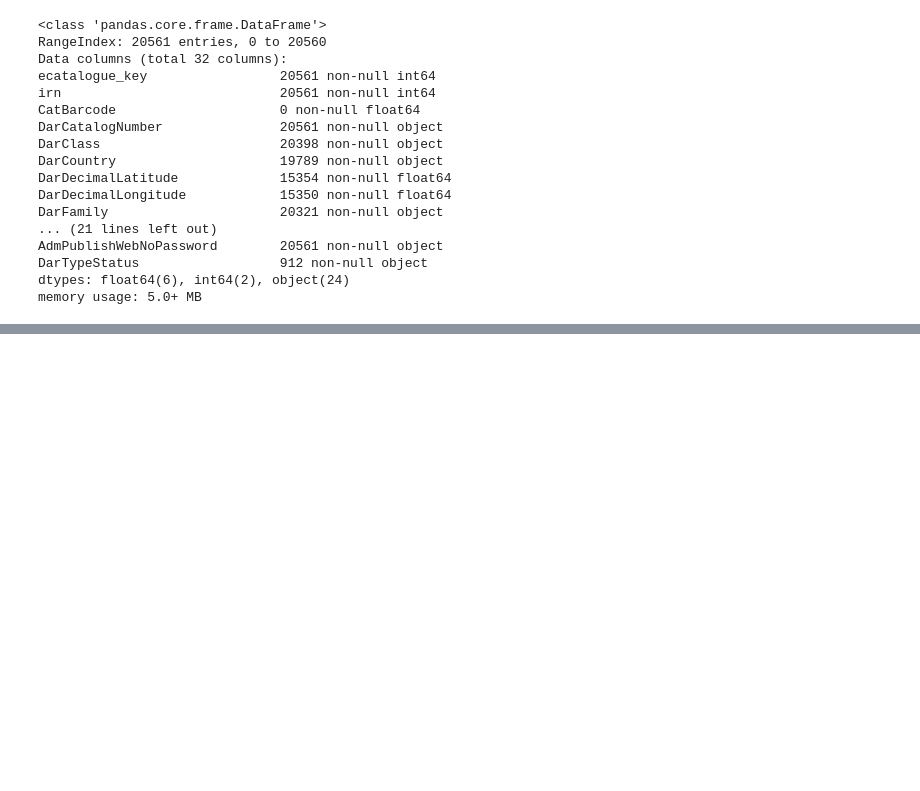
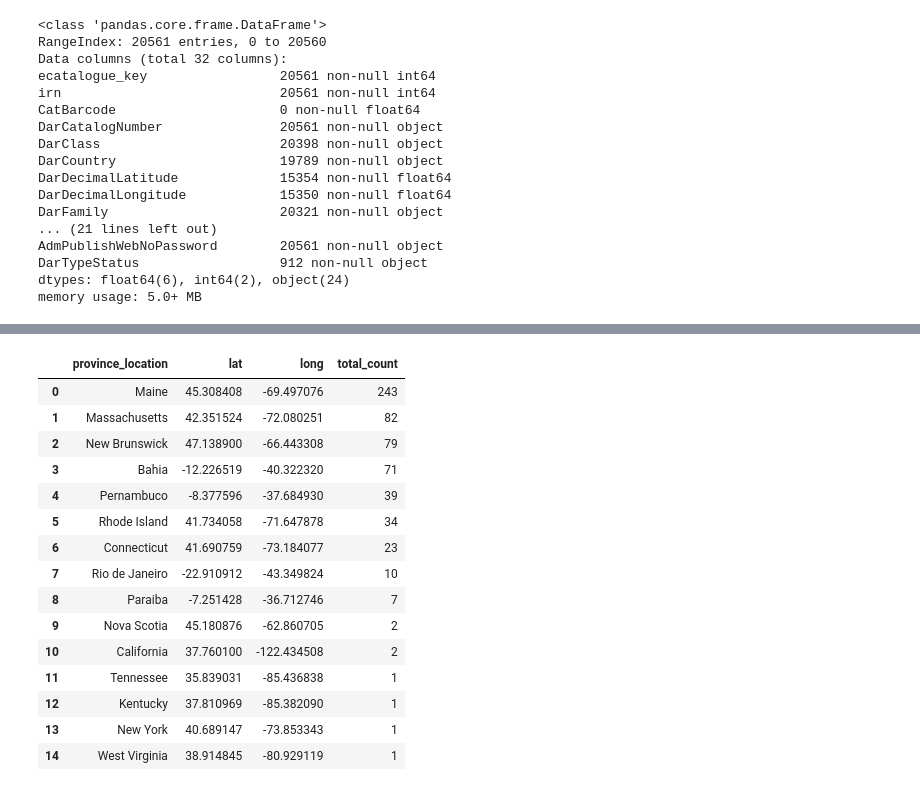
Before and after one commit to TianaCurry/AWHI-projects, a Jupyter notebook: AWHI_Geoplot_maps.ipynb, the cells around one changed output, grey strips where cells are left out. Cells and saved outputs as stored; diff of their text form; code cells hidden in the pictures; blank space fills up the shorter version.

```diff
--- a/AWHI_Geoplot_maps.ipynb
+++ b/AWHI_Geoplot_maps.ipynb
@@ -44,0 +267,20 @@ memory usage: 5.0+ MB
+# %%
+rathbun_location = pd.read_csv('rathbun_collector_location.csv')
+rathbun_location
+# %% [output]
+|  | province_location | lat | long | total_count |
+| 0 | Maine | 45.308408 | -69.497076 | 243 |
+| 1 | Massachusetts | 42.351524 | -72.080251 | 82 |
+| 2 | New Brunswick | 47.138900 | -66.443308 | 79 |
+| 3 | Bahia | -12.226519 | -40.322320 | 71 |
+| 4 | Pernambuco | -8.377596 | -37.684930 | 39 |
+| 5 | Rhode Island | 41.734058 | -71.647878 | 34 |
+| 6 | Connecticut | 41.690759 | -73.184077 | 23 |
+| 7 | Rio de Janeiro | -22.910912 | -43.349824 | 10 |
+| 8 | Paraiba | -7.251428 | -36.712746 | 7 |
+| 9 | Nova Scotia | 45.180876 | -62.860705 | 2 |
+| 10 | California | 37.760100 | -122.434508 | 2 |
+| 11 | Tennessee | 35.839031 | -85.436838 | 1 |
+| 12 | Kentucky | 37.810969 | -85.382090 | 1 |
+| 13 | New York | 40.689147 | -73.853343 | 1 |
+| 14 | West Virginia | 38.914845 | -80.929119 | 1 |
```
Also changed, not shown: parts of 21 cells of this notebook, 3 other files.
